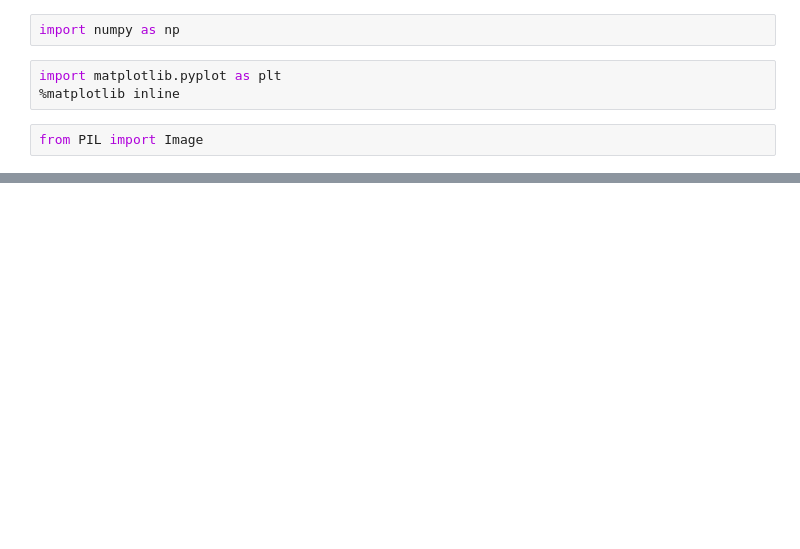
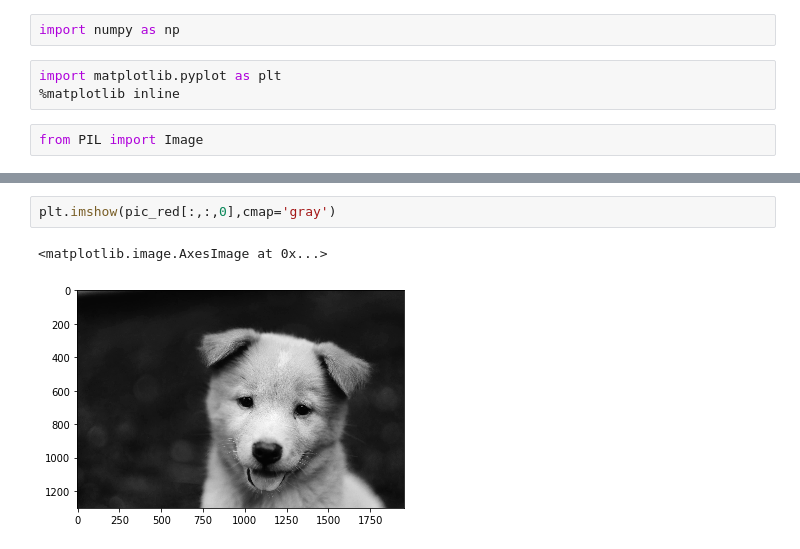
Before and after one commit to KevinThelly/OpenCV-and-Deep-Learning, a Jupyter notebook: Images and NumPy .ipynb, the cells around one changed output, grey strips where cells are left out. Drawn from its saved outputs; the diff is of its cells as text; blank space fills up the shorter version.

```diff
--- a/Images and NumPy .ipynb
+++ b/Images and NumPy .ipynb
@@ -11,0 +40,5 @@ AttributeError: 'str' object has no attribute 'read'
+# %%
+plt.imshow(pic_red[:,:,0],cmap='gray')
+# %% [output]
+<matplotlib.image.AxesImage at 0x...>
+[figure, added]
```
Also changed, not shown: parts of 12 cells of this notebook.
